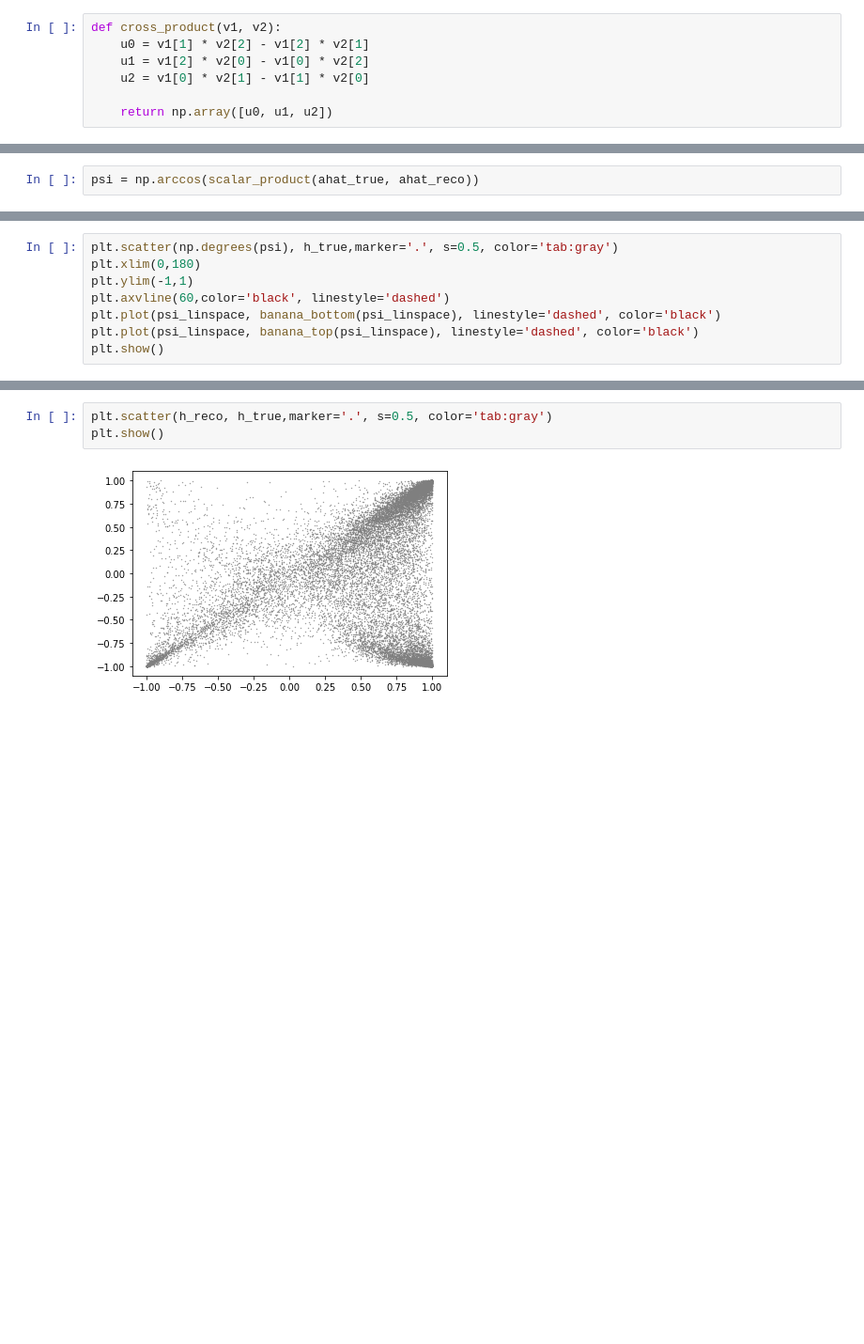
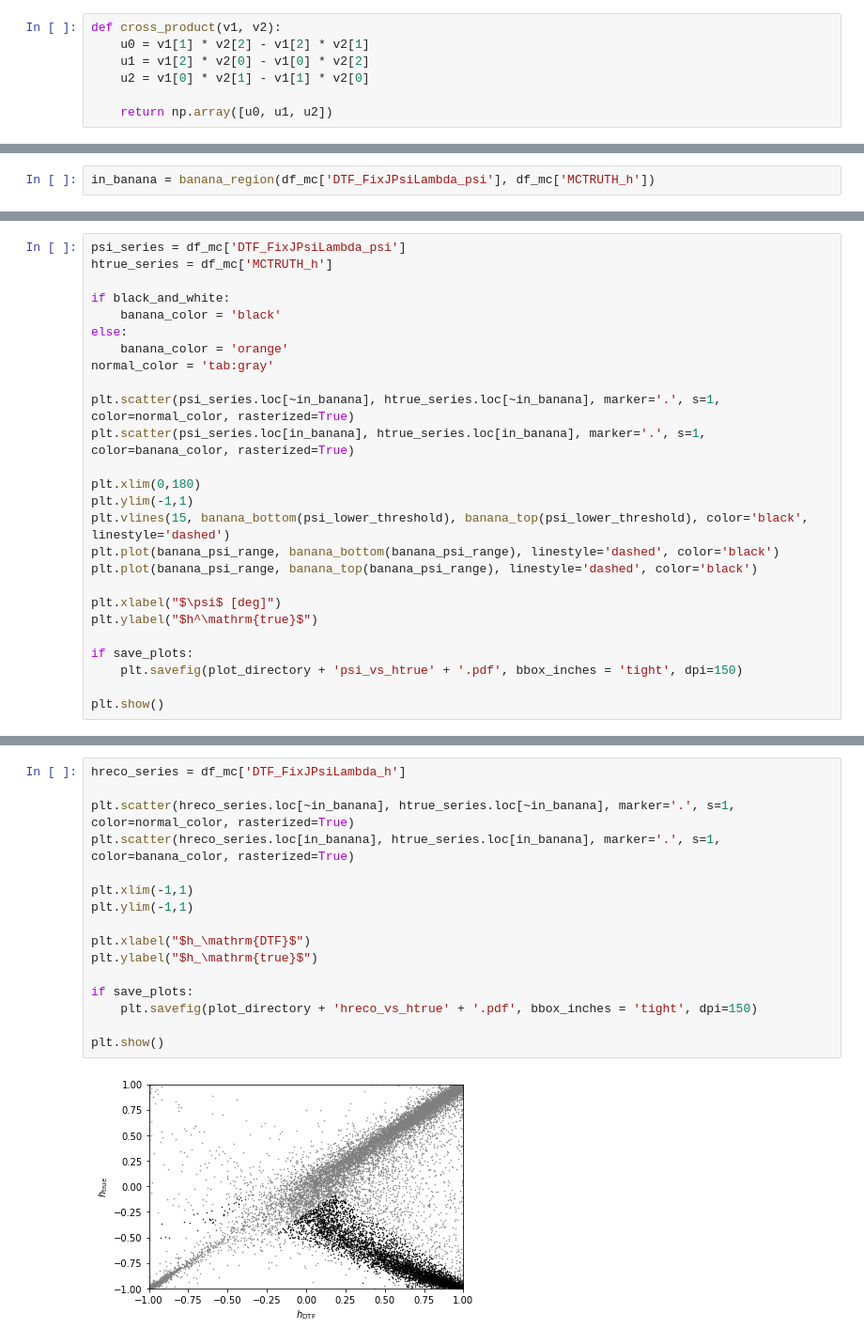
Before and after one commit to alatios/lb2jpsil_lambda-emdm-measurement, a Jupyter notebook: 03_lambda_endvertex_study.ipynb, the cells around one changed output, grey strips where cells are left out. Shown: that part at 94% size. Drawn from its saved outputs; the diff is of its cells as text; blank space fills up the shorter version.

```diff
--- a/03_lambda_endvertex_study.ipynb
+++ b/03_lambda_endvertex_study.ipynb
@@ -709,2 +678,0 @@ h_reco = ahat_reco[1] * df_mc['Polarity'] * np.sign(df_mc['L_ID'])
-# %%
-psi = np.arccos(scalar_product(ahat_true, ahat_reco))
@@ -727 +713,3 @@ def banana_region(psi, h):
+# %%
+in_banana = banana_region(df_mc['DTF_FixJPsiLambda_psi'], df_mc['MCTRUTH_h'])
 # %%
@@ -734,9 +722,27 @@ h_linspace = np.linspace(-1,1,100)
 # %%
-plt.scatter(np.degrees(psi), h_true,marker='.', s=0.5, color='tab:gray')
+psi_series = df_mc['DTF_FixJPsiLambda_psi']
+htrue_series = df_mc['MCTRUTH_h']
+
+if black_and_white:
+    banana_color = 'black'
+else:
+    banana_color = 'orange'
+normal_color = 'tab:gray'
+
+plt.scatter(psi_series.loc[~in_banana], htrue_series.loc[~in_banana], marker='.', s=1, color=normal_color, rasterized=True)
+plt.scatter(psi_series.loc[in_banana], htrue_series.loc[in_banana], marker='.', s=1, color=banana_color, rasterized=True)
+
 plt.xlim(0,180)
 plt.ylim(-1,1)
-plt.axvline(60,color='black', linestyle='dashed')
-plt.plot(psi_linspace, banana_bottom(psi_linspace), linestyle='dashed', color='black')
-plt.plot(psi_linspace, banana_top(psi_linspace), linestyle='dashed', color='black')
+plt.vlines(15, banana_bottom(psi_lower_threshold), banana_top(psi_lower_threshold), color='black', linestyle='dashed')
+plt.plot(banana_psi_range, banana_bottom(banana_psi_range), linestyle='dashed', color='black')
+plt.plot(banana_psi_range, banana_top(banana_psi_range), linestyle='dashed', color='black')
+
+plt.xlabel("$\psi$ [deg]")
+plt.ylabel("$h^\mathrm{true}$")
+
+if save_plots:
+    plt.savefig(plot_directory + 'psi_vs_htrue' + '.pdf', bbox_inches = 'tight', dpi=150)
+
 plt.show()
 # %% [output]
@@ -744,5 +750,18 @@ plt.show()
 # %%
-plt.scatter(h_reco, h_true,marker='.', s=0.5, color='tab:gray')
+hreco_series = df_mc['DTF_FixJPsiLambda_h']
+
+plt.scatter(hreco_series.loc[~in_banana], htrue_series.loc[~in_banana], marker='.', s=1, color=normal_color, rasterized=True)
+plt.scatter(hreco_series.loc[in_banana], htrue_series.loc[in_banana], marker='.', s=1, color=banana_color, rasterized=True)
+
+plt.xlim(-1,1)
+plt.ylim(-1,1)
+
+plt.xlabel("$h_\mathrm{DTF}$")
+plt.ylabel("$h_\mathrm{true}$")
+
+if save_plots:
+    plt.savefig(plot_directory + 'hreco_vs_htrue' + '.pdf', bbox_inches = 'tight', dpi=150)
+
 plt.show()
 # %% [output]
-[figure, old version]
+[figure, new version]
```
Also changed, not shown: parts of 40 cells of this notebook, 1 other file.
